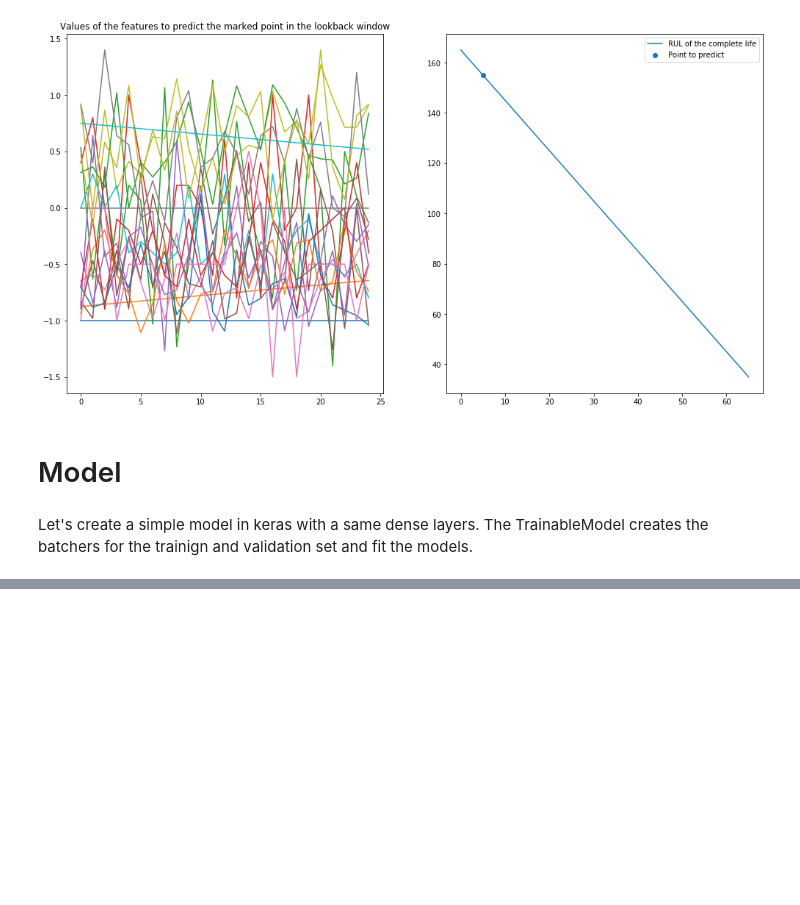
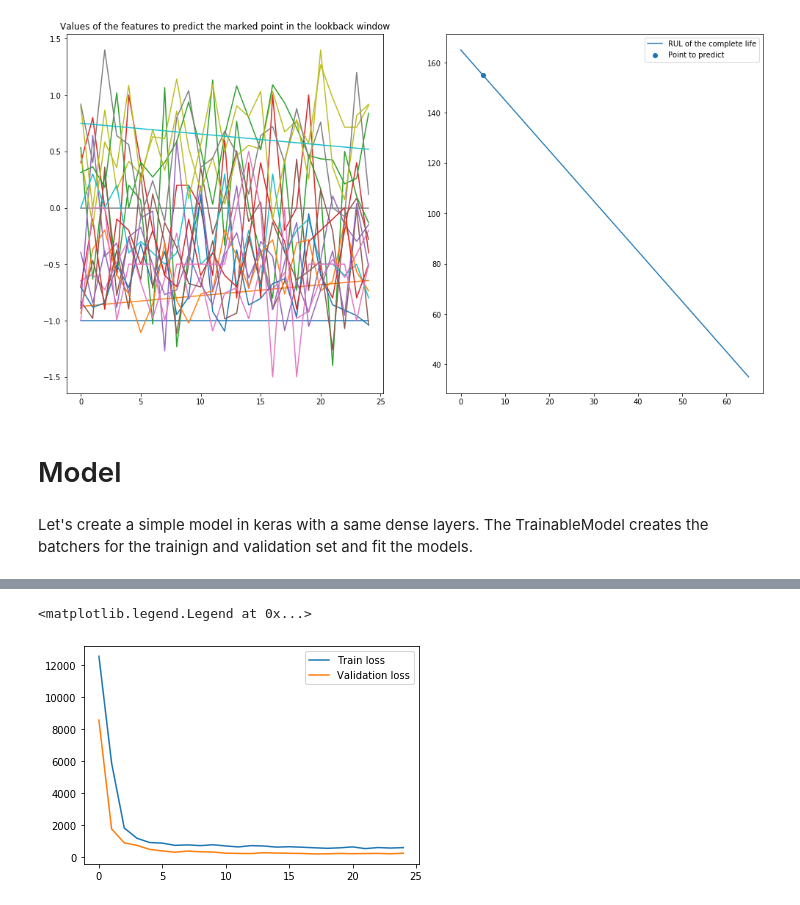
Before and after one commit to lucianolorenti/ceruleo, a Jupyter notebook: examples/ExampleAircraftEngine.ipynb, the cells around one changed output, grey strips where cells are left out. Cells and saved outputs as stored; diff of their text form; code cells hidden in the pictures; blank space fills up the shorter version.

```diff
--- a/examples/ExampleAircraftEngine.ipynb
+++ b/examples/ExampleAircraftEngine.ipynb
@@ -20,7 +26,7 @@ from rul_gcd.iterators.batcher import get_batcher
 # %%
 class Dataset(AbstractLivesDataset):
-    def __init__(self):
-        self.lives = [g for _, g in process_dataset().groupby('unit_number')]
+    def __init__(self, file):
+        self.lives = [g for _, g in process_file(file).groupby('unit_number')]
 
     def __getitem__(self, i):
         """
@@ -35,6 +41,3 @@ class Dataset(AbstractLivesDataset):
     @property
     def nlives(self):
         return len(self.lives)
-
-    def toPandas(self, proportion=1.0):
-        return pd.concat(self.lives)
@@ -43,3 +44,6 @@ train_dataset = Dataset()
+# %%
+train_dataset = Dataset('train_FD001.txt')
+validation_dataset = Dataset('test_FD001.txt')
 # %% [markdown]
 # 2. Transformers
 # %% [markdown]
@@ -52,9 +56,9 @@ The transformer class receives 4 parameter:
 The function transformation_pipeline generates a standard pipeline with steps for outlier removal, missing value imputing, data scaling and resampling.
 # %%
 transformer = Transformer('RUL',
-                  'time_in_cycles',
                   transformerX=transformation_pipeline(
                     outlier=IQROutlierRemover(1.5, 1),
                     imputer=ForwardFillImputer(),
                     scaler=RobustScaler(),
                     resampler=None))
+transformer.fit(train_dataset)
@@ -142,23 +111,22 @@ class FCN(TrainableModel):
 # %%
-tf.keras.backend.clear_session()
-model = FCN([100, 100, 100, 100],
+model = FCN([100, 100],
             dropout=0.2,
             l2=0.2,
-            window=200,
+            window=15,
             batch_size = 16,
             step = 25,
             transformer = Transformer(
                 'RUL',
-                'time_in_cycles',
                 transformerX=transformation_pipeline(
                     outlier=IQROutlierRemover(1.5, 1),
                     imputer=ForwardFillImputer(),
                     scaler=RobustScaler(),
                     resampler=None)
             ),
-            shuffle=shuffle,
+            shuffle='signal',
+            models_path='.',
            patience=7)
 
 model.transformer.fit(train_dataset)
-model.compile(loss='mse', optimizer=optimizers.SGD(lr=0.001, nesterov=True))
-r = model.fit(train_dataset, validation_dataset , epochs=50, verbose=0)
+model.compile(loss='mse', optimizer=tf.keras.optimizers.SGD(lr=0.0001, nesterov=True))
+r = model.fit(train_dataset, validation_dataset , epochs=50, verbose=1)
@@ -164,0 +151,8 @@ r = model.fit(train_dataset, validation_dataset , epochs=50, verbose=0)
+# %%
+fig, ax = plt.subplots()
+ax.plot(r['train_loss'], label='Train loss')
+ax.plot(r['val_loss'], label='Validation loss')
+ax.legend()
+# %% [output]
+<matplotlib.legend.Legend at 0x...>
+[figure, added]
```
Also changed, not shown: parts of 10 cells of this notebook, 8 other files.
